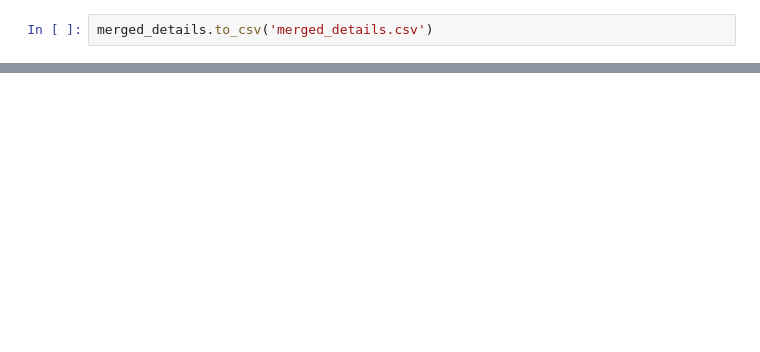
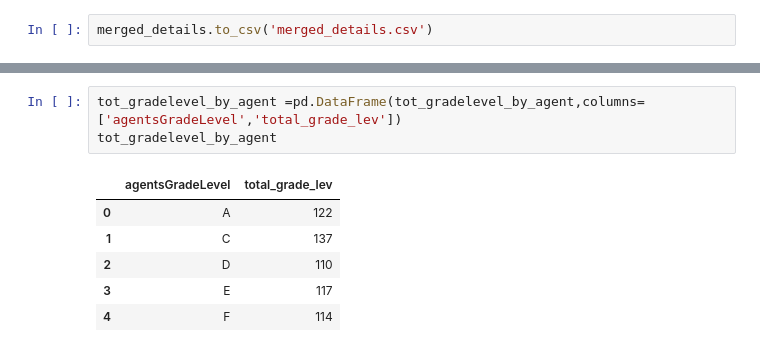
Before and after one commit to Ikisehestherjoan/weserve_company, a Jupyter notebook: index.ipynb, the cells around one changed output, grey strips where cells are left out. Cells and saved outputs as stored; diff of their text form; blank space fills up the shorter version.

```diff
--- a/index.ipynb
+++ b/index.ipynb
@@ -461,0 +622,10 @@ merged_details.to_csv('merged_details.csv')
+# %%
+tot_gradelevel_by_agent =pd.DataFrame(tot_gradelevel_by_agent,columns=['agentsGradeLevel','total_grade_lev'])
+tot_gradelevel_by_agent
+# %% [output]
+|  | agentsGradeLevel | total_grade_lev |
+| 0 | A | 122 |
+| 1 | C | 137 |
+| 2 | D | 110 |
+| 3 | E | 117 |
+| 4 | F | 114 |
```
Also changed, not shown: parts of 24 cells of this notebook.
